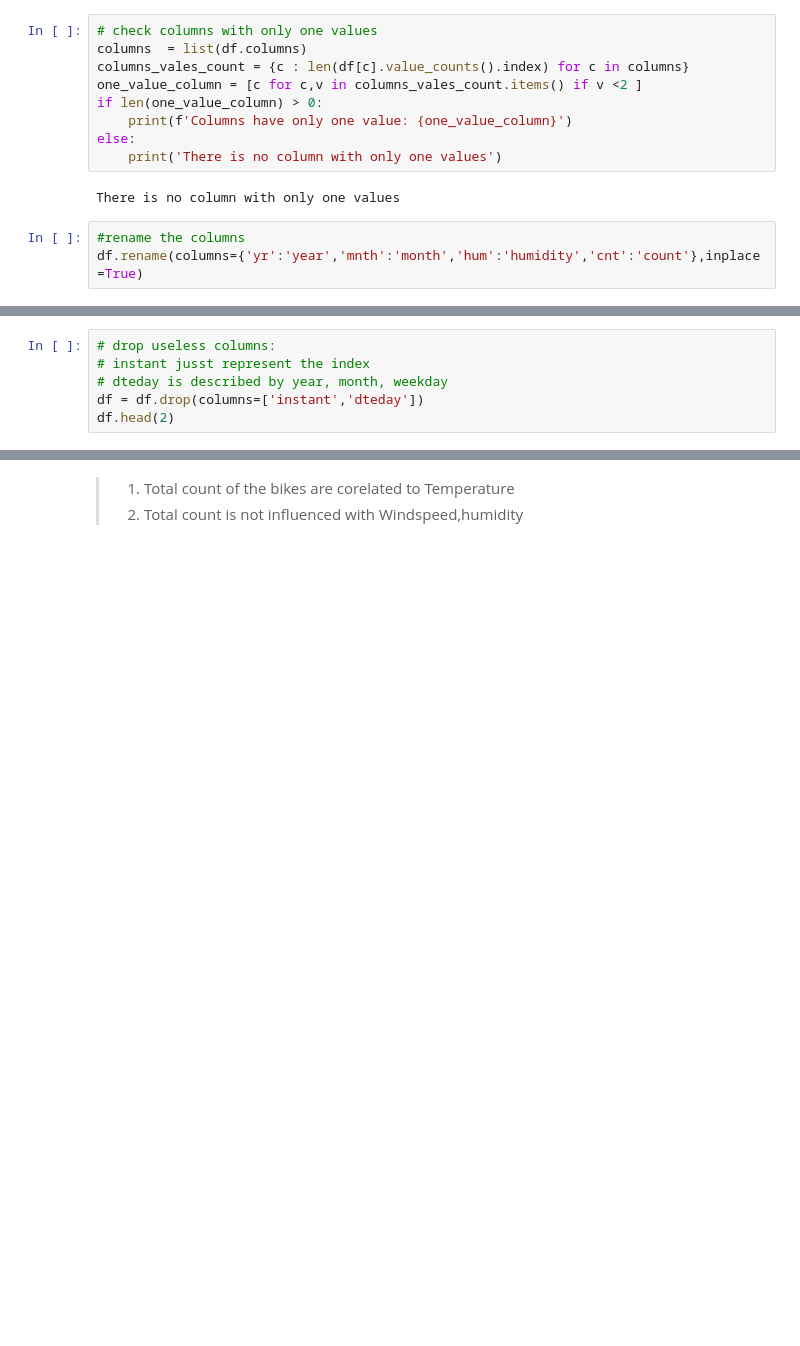
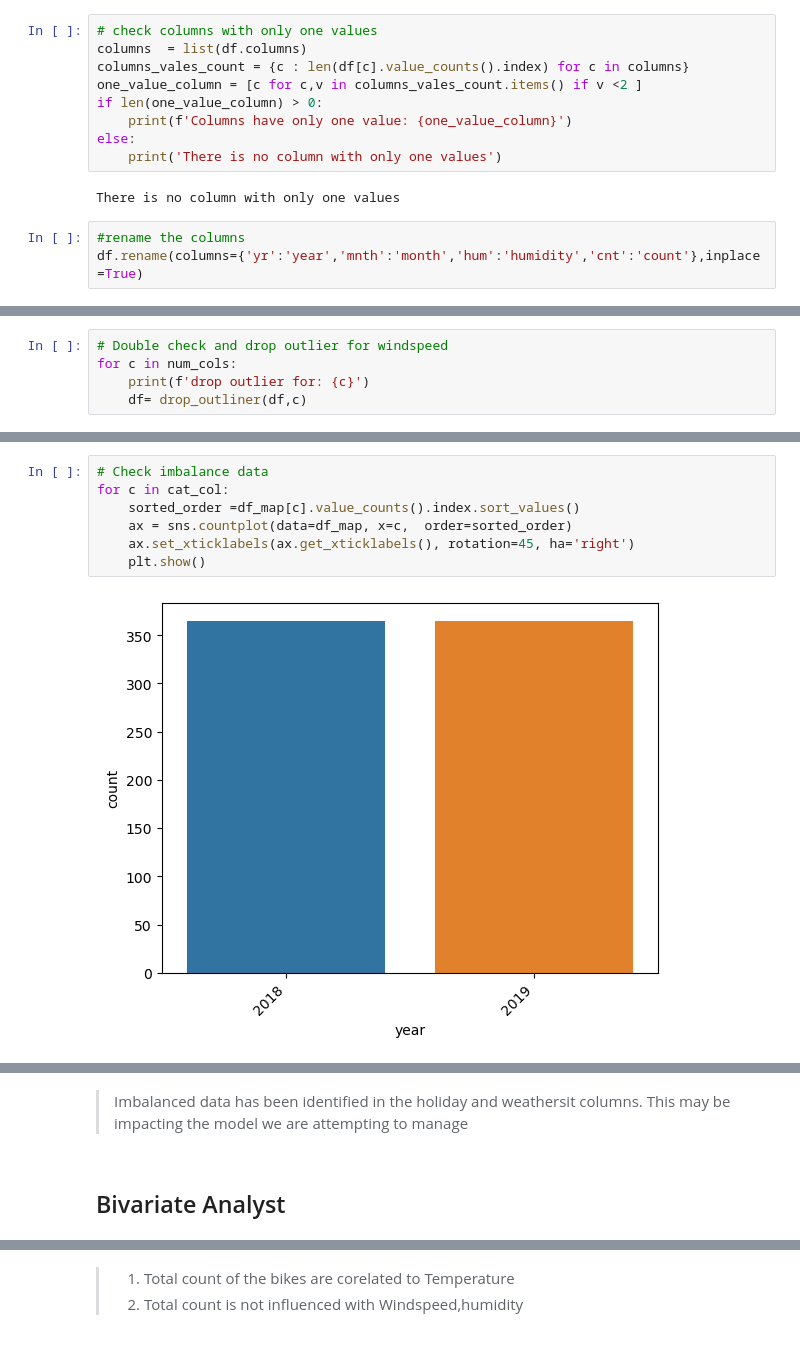
Before and after one commit to cuonghv0298/Bike-Sharing-Regression, a Jupyter notebook: LinearRegressionAssigment.ipynb, the cells around one changed output, grey strips where cells are left out. Drawn from its saved outputs; the diff is of its cells as text; blank space fills up the shorter version.

```diff
--- a/LinearRegressionAssigment.ipynb
+++ b/LinearRegressionAssigment.ipynb
@@ -142,6 +232,0 @@ for c in num_cols:
-# %%
-# drop useless columns:
-# instant jusst represent the index
-# dteday is described by year, month, weekday
-df = df.drop(columns=['instant','dteday'])
-df.head(2)
@@ -191,0 +233,5 @@ df_eda.head()
+# %%
+# Double check and drop outlier for windspeed
+for c in num_cols:
+    print(f'drop outlier for: {c}')
+    df= drop_outliner(df,c)
@@ -191,0 +249,9 @@ df_eda.head()
+# %%
+# Check imbalance data
+for c in cat_col:
+    sorted_order =df_map[c].value_counts().index.sort_values()
+    ax = sns.countplot(data=df_map, x=c,  order=sorted_order)
+    ax.set_xticklabels(ax.get_xticklabels(), rotation=45, ha='right')
+    plt.show()
+# %% [output]
+[figure, added]
@@ -192 +264,5 @@ df_eda.head()
+# %% [markdown]
+> Imbalanced data has been identified in the holiday and weathersit columns. This may be impacting the model we are attempting to manage
+# %% [markdown]
+## Bivariate Analyst
 # %%
```
Also changed, not shown: parts of 79 cells of this notebook.
